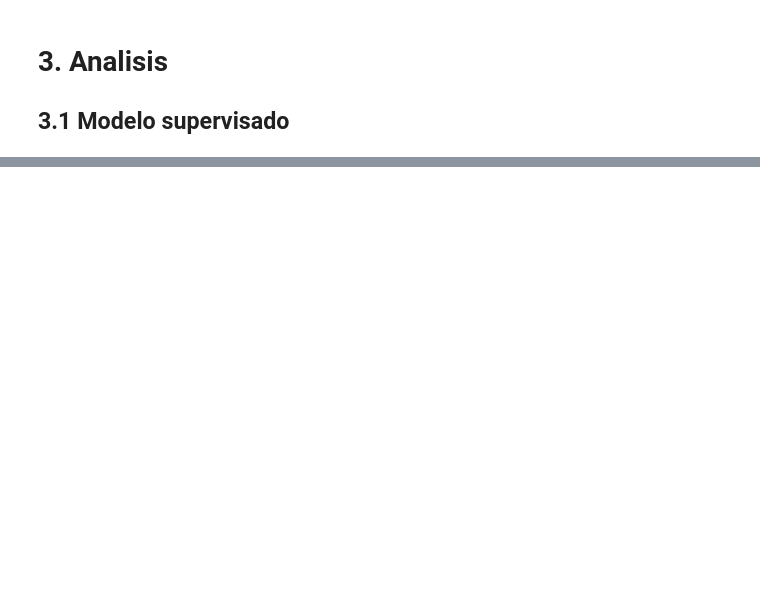
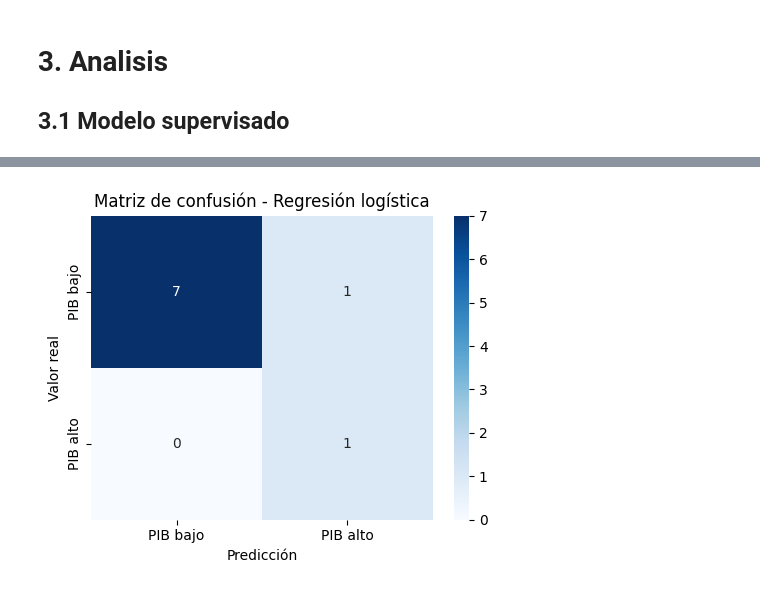
Before and after one commit to blancagomezsanz/Practica2-Tipologia-y-ciclo-de-vida-de-los-datos-, a Jupyter notebook: practica2_tipologia.ipynb, the cells around one changed output, grey strips where cells are left out. Drawn from its saved outputs; the diff is of its cells as text; code cells hidden in the pictures; blank space fills up the shorter version.

Commit message:
Data cleaning, modelo, constrate de hipotesis y aumento del dataset

```diff
--- a/practica2_tipologia.ipynb
+++ b/practica2_tipologia.ipynb
@@ -239,6 +207,8 @@ df_turism_pivot.head(5)
 | 2 | Almería | 12344.0 | 15729.0 | 12463.0 | 13802.0 | ... |
 | 3 | Araba/Álava | 27955.0 | 28411.0 | 24926.0 | 26607.0 | ... |
 | 4 | Asturias | 209459.0 | 253794.0 | 254661.0 | 274704.0 | ... |
+# %%
+df = df.merge(df_turism_pivot, on='Provincias', how='left')
 # %% [markdown]
 ## 2.4 Datos Num. empresas
 # %%
@@ -278,3 +248,2 @@ df_emp_final["Provincia"] = df_emp_final["Provincia"].replace(prov_map)
 # %%
-df = df.merge(df_emp_final, on="Provincia", how="left")
-df.head(10)
+df = df.merge(df_emp_final, on="Provincias", how="left")
@@ -294,19 +304,7 @@ df.head(10)
 # %%
-df.to_csv("dataset/df_model.csv")
+df_clean.to_csv("dataset/df_model.csv")
+
+df = df_clean
 # %% [markdown]
 # 3. Analisis
 ## 3.1 Modelo supervisado
-# %%
-features = [
-    "Población",
-    "Densidad (hab./km²)",
-    "actividad_2023",
-    "empleo_2023",
-    "paro_2023",
-    "Num_empresas_2023"
-]
-
-
-for feature in features:
-    print(feature)
-    df[feature] =  df[feature].astype(int)
@@ -613,0 +415,24 @@ plt.show()
+# %%
+import seaborn as sns
+import matplotlib.pyplot as plt
+from sklearn.metrics import confusion_matrix
+
+cm = confusion_matrix(y_test, y_pred)
+
+plt.figure(figsize=(5,4))
+sns.heatmap(
+    cm,
+    annot=True,
+    fmt="d",
+    cmap="Blues",
+    xticklabels=["PIB bajo", "PIB alto"],
+    yticklabels=["PIB bajo", "PIB alto"]
+)
+
+plt.title("Matriz de confusión - Regresión logística")
+plt.xlabel("Predicción")
+plt.ylabel("Valor real")
+plt.tight_layout()
+plt.show()
+# %% [output]
+[figure, added]
```
Also changed, not shown: parts of 35 cells of this notebook, 2 other files.
